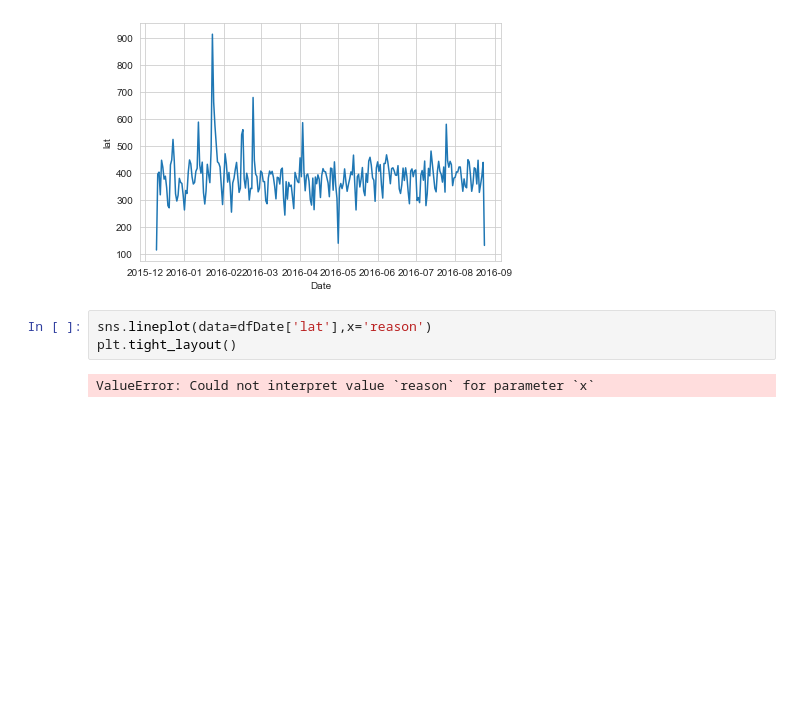
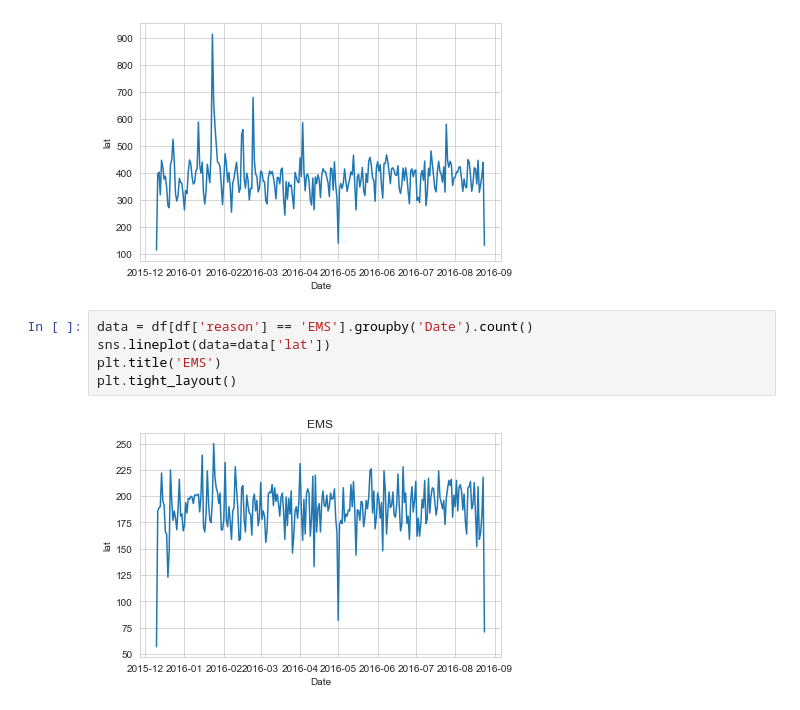
Before and after one commit to khunamir/pfmladsbc, a Jupyter notebook: Data Capstone Project/911 Calls Project.ipynb, the cells around one changed output. Cells and saved outputs as stored; diff of their text form; blank space fills up the shorter version.

```diff
--- a/Data Capstone Project/911 Calls Project.ipynb
+++ b/Data Capstone Project/911 Calls Project.ipynb
@@ -263,7 +267,9 @@ plt.tight_layout()
 # %% [output]
 [figure]
 # %%
-sns.lineplot(data=dfDate['lat'],x='reason')
+data = df[df['reason'] == 'EMS'].groupby('Date').count()
+sns.lineplot(data=data['lat'])
+plt.title('EMS')
 plt.tight_layout()
 # %% [output]
-ValueError: Could not interpret value `reason` for parameter `x`
+[figure, added]
```
Also changed, not shown: parts of 14 cells of this notebook.
